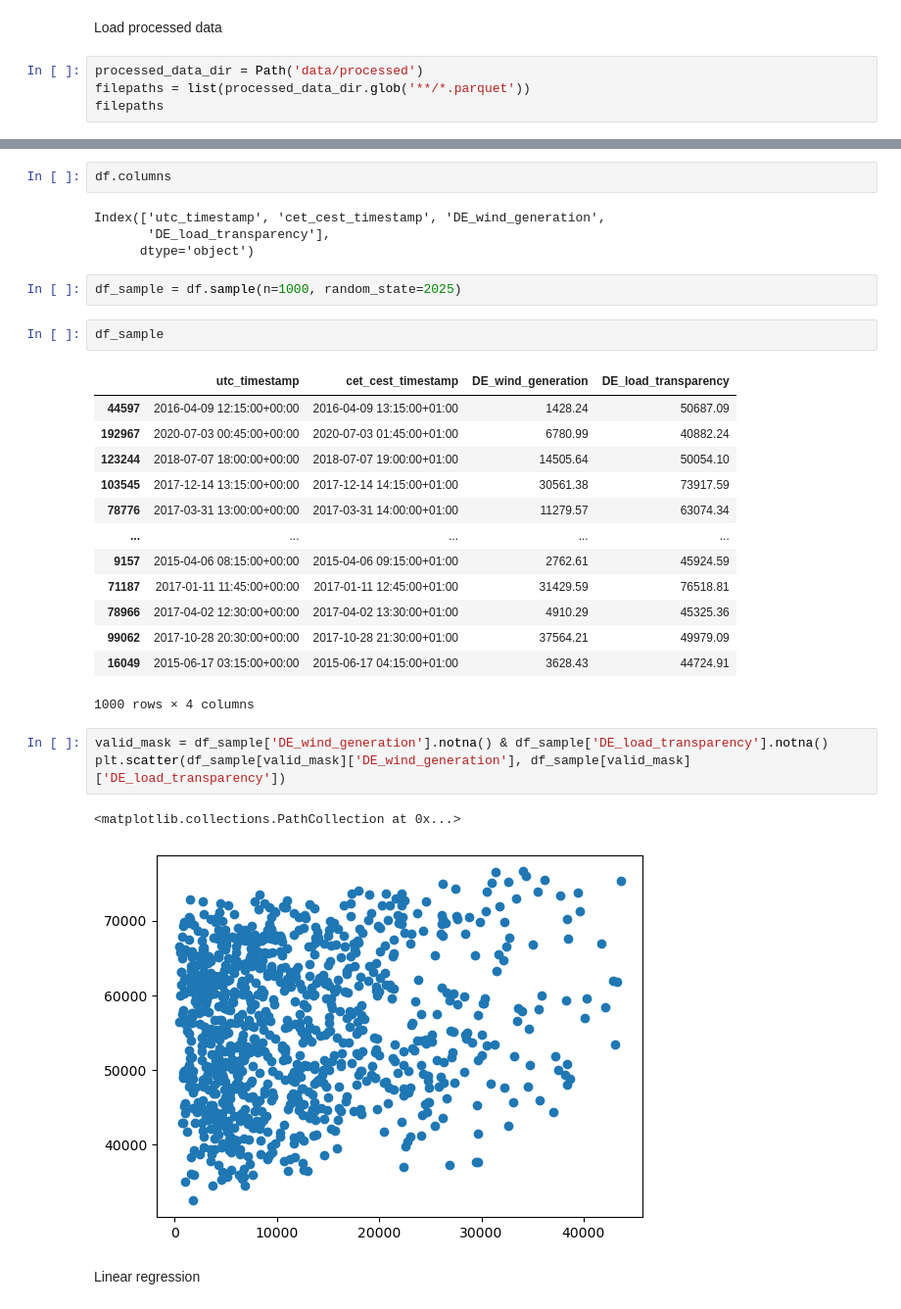
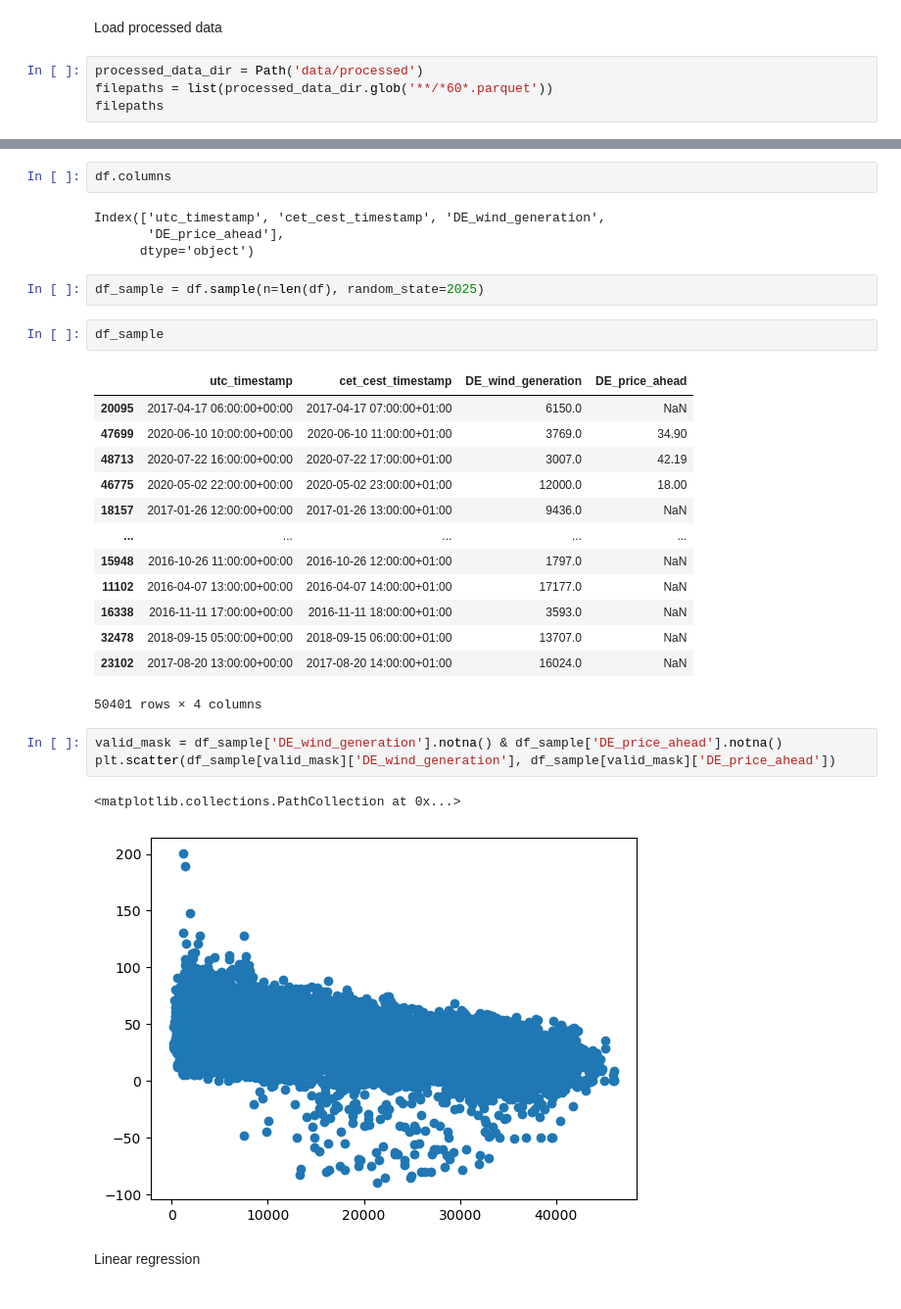
Before and after one commit to atleer/forecast-electricity-markets, a Jupyter notebook: analysis/exploratory_pytorch.ipynb, the cells around one changed output, grey strips where cells are left out. Shown: that part at 98% size. Drawn from its saved outputs; the diff is of its cells as text.

Commit message:
Do regression on wind and day ahead price with and without NN

```diff
--- a/analysis/exploratory_pytorch.ipynb
+++ b/analysis/exploratory_pytorch.ipynb
@@ -23,6 +23,6 @@ os.getcwd()
 Load processed data
 # %%
 processed_data_dir = Path('data/processed')
-filepaths = list(processed_data_dir.glob('**/*.parquet'))
+filepaths = list(processed_data_dir.glob('**/*60*.parquet'))
 filepaths
 # %% [output]
@@ -49,32 +49,32 @@ df
 df.columns
 # %% [output]
 Index(['utc_timestamp', 'cet_cest_timestamp', 'DE_wind_generation',
-       'DE_load_transparency'],
+       'DE_price_ahead'],
       dtype='object')
 # %%
-df_sample = df.sample(n=1000, random_state=2025)
+df_sample = df.sample(n=len(df), random_state=2025)
 # %%
 df_sample
 # %% [output]
-|  | utc_timestamp | cet_cest_timestamp | DE_wind_generation | DE_load_transparency |
-| 44597 | 2016-04-09 12:15:00+00:00 | 2016-04-09 13:15:00+01:00 | 1428.24 | 50687.09 |
-| 192967 | 2020-07-03 00:45:00+00:00 | 2020-07-03 01:45:00+01:00 | 6780.99 | 40882.24 |
-| 123244 | 2018-07-07 18:00:00+00:00 | 2018-07-07 19:00:00+01:00 | 14505.64 | 50054.10 |
-| 103545 | 2017-12-14 13:15:00+00:00 | 2017-12-14 14:15:00+01:00 | 30561.38 | 73917.59 |
-| 78776 | 2017-03-31 13:00:00+00:00 | 2017-03-31 14:00:00+01:00 | 11279.57 | 63074.34 |
+|  | utc_timestamp | cet_cest_timestamp | DE_wind_generation | DE_price_ahead |
+| 20095 | 2017-04-17 06:00:00+00:00 | 2017-04-17 07:00:00+01:00 | 6150.0 | NaN |
+| 47699 | 2020-06-10 10:00:00+00:00 | 2020-06-10 11:00:00+01:00 | 3769.0 | 34.90 |
+| 48713 | 2020-07-22 16:00:00+00:00 | 2020-07-22 17:00:00+01:00 | 3007.0 | 42.19 |
+| 46775 | 2020-05-02 22:00:00+00:00 | 2020-05-02 23:00:00+01:00 | 12000.0 | 18.00 |
+| 18157 | 2017-01-26 12:00:00+00:00 | 2017-01-26 13:00:00+01:00 | 9436.0 | NaN |
 | ... | ... | ... | ... | ... |
-| 9157 | 2015-04-06 08:15:00+00:00 | 2015-04-06 09:15:00+01:00 | 2762.61 | 45924.59 |
-| 71187 | 2017-01-11 11:45:00+00:00 | 2017-01-11 12:45:00+01:00 | 31429.59 | 76518.81 |
-| 78966 | 2017-04-02 12:30:00+00:00 | 2017-04-02 13:30:00+01:00 | 4910.29 | 45325.36 |
-| 99062 | 2017-10-28 20:30:00+00:00 | 2017-10-28 21:30:00+01:00 | 37564.21 | 49979.09 |
-| 16049 | 2015-06-17 03:15:00+00:00 | 2015-06-17 04:15:00+01:00 | 3628.43 | 44724.91 |
+| 15948 | 2016-10-26 11:00:00+00:00 | 2016-10-26 12:00:00+01:00 | 1797.0 | NaN |
+| 11102 | 2016-04-07 13:00:00+00:00 | 2016-04-07 14:00:00+01:00 | 17177.0 | NaN |
+| 16338 | 2016-11-11 17:00:00+00:00 | 2016-11-11 18:00:00+01:00 | 3593.0 | NaN |
+| 32478 | 2018-09-15 05:00:00+00:00 | 2018-09-15 06:00:00+01:00 | 13707.0 | NaN |
+| 23102 | 2017-08-20 13:00:00+00:00 | 2017-08-20 14:00:00+01:00 | 16024.0 | NaN |
-1000 rows × 4 columns
+50401 rows × 4 columns
 # %%
-valid_mask = df_sample['DE_wind_generation'].notna() & df_sample['DE_load_transparency'].notna()
-plt.scatter(df_sample[valid_mask]['DE_wind_generation'], df_sample[valid_mask]['DE_load_transparency'])
+valid_mask = df_sample['DE_wind_generation'].notna() & df_sample['DE_price_ahead'].notna()
+plt.scatter(df_sample[valid_mask]['DE_wind_generation'], df_sample[valid_mask]['DE_price_ahead'])
 # %% [output]
 <matplotlib.collections.PathCollection at 0x...>
-[figure, old version]
+[figure, new version]
 # %% [markdown]
 Linear regression
 # %%
```
Also changed, not shown: parts of 12 cells of this notebook, 1 other file.
